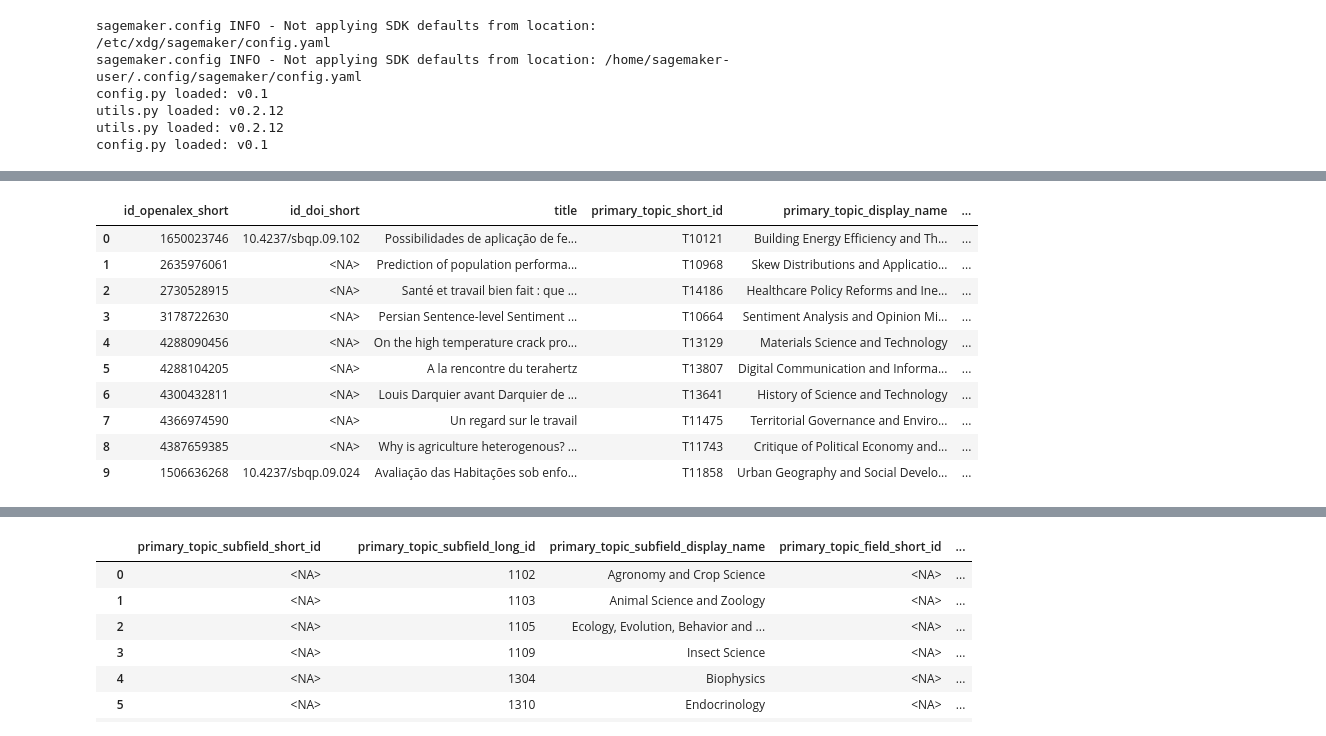
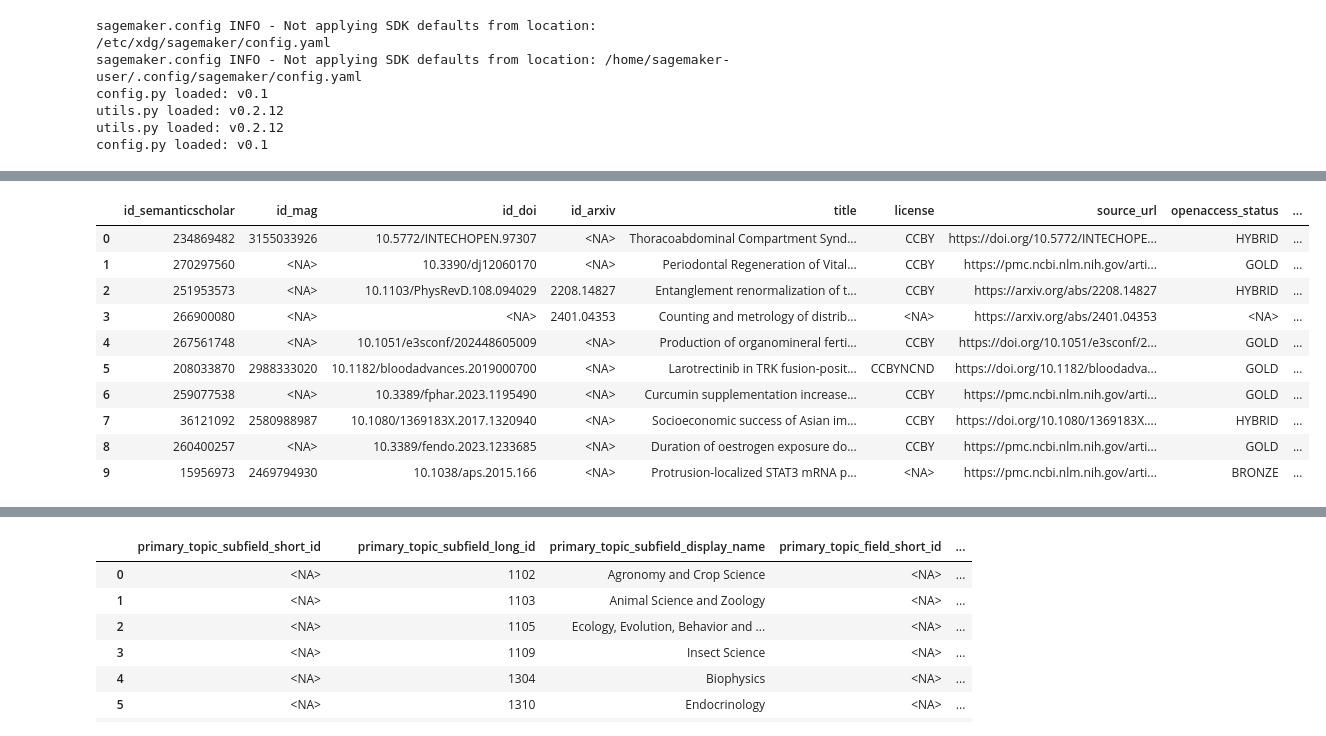
Before and after one commit to ka-steve/sagemaker_research_classification, a Jupyter notebook: src/03_exploration/03_01_explore_semanticscholar_s2orcv2.ipynb, the cells around one changed output, grey strips where cells are left out. Drawn from its saved outputs; the diff is of its cells as text; code cells hidden in the pictures.

```diff
--- a/src/03_exploration/03_01_explore_semanticscholar_s2orcv2.ipynb
+++ b/src/03_exploration/03_01_explore_semanticscholar_s2orcv2.ipynb
@@ -72,39 +72,36 @@ SELECT
 # %%
 wr.athena.read_sql_query("""
 SELECT
-    id_openalex_short,
-    id_doi_short,
+    corpusid AS id_semanticscholar,
+    JSON_EXTRACT_SCALAR(CAST(openaccessinfo AS JSON), '$.externalids.mag') AS id_mag,
+    JSON_EXTRACT_SCALAR(CAST(openaccessinfo AS JSON), '$.externalids.doi') AS id_doi,
+    JSON_EXTRACT_SCALAR(CAST(openaccessinfo AS JSON), '$.externalids.arxiv') AS id_arxiv,
     title,
-    primary_topic_short_id,
-    primary_topic_display_name,
-    primary_topic_subfield_long_id,
-    primary_topic_subfield_short_id,
-    primary_topic_subfield_display_name,
-    primary_topic_field_long_id,
-    primary_topic_field_short_id,
-    primary_topic_field_display_name,
-    primary_topic_domain_long_id,
-    primary_topic_domain_short_id,
-    primary_topic_domain_display_name
+    JSON_EXTRACT_SCALAR(CAST(openaccessinfo AS JSON), '$.license') AS license,
+    JSON_EXTRACT_SCALAR(CAST(openaccessinfo AS JSON), '$.url') AS source_url,
+    JSON_EXTRACT_SCALAR(CAST(openaccessinfo AS JSON), '$.status') AS openaccess_status,
+    JSON_EXTRACT_SCALAR(CAST(body AS JSON), '$.text') AS content_text,
+    JSON_EXTRACT_SCALAR(CAST(body AS JSON), '$.annotations.paragraph') AS annotations_paragraph,
+    JSON_EXTRACT_SCALAR(CAST(body AS JSON), '$.annotations.section_header') AS annotations_section_header
+    --'x' AS "x"
  FROM
-     openalex_works_reduced
+     "01_raw".semanticscholar_s2orc_v2
  WHERE
-     primary_topic_domain_short_id IS NULL AND
-     primary_topic_domain_long_id IS NOT NULL
+     TRUE
  LIMIT 10
  """, '01_raw')
 # %% [output]
-|  | id_openalex_short | id_doi_short | title | primary_topic_short_id | primary_topic_display_name | ... |
-| 0 | 1650023746 | 10.4237/sbqp.09.102 | Possibilidades de aplicação de fe... | T10121 | Building Energy Efficiency and Th... | ... |
-| 1 | 2635976061 | <NA> | Prediction of population performa... | T10968 | Skew Distributions and Applicatio... | ... |
-| 2 | 2730528915 | <NA> | Santé et travail bien fait : que ... | T14186 | Healthcare Policy Reforms and Ine... | ... |
-| 3 | 3178722630 | <NA> | Persian Sentence-level Sentiment ... | T10664 | Sentiment Analysis and Opinion Mi... | ... |
-| 4 | 4288090456 | <NA> | On the high temperature crack pro... | T13129 | Materials Science and Technology | ... |
-| 5 | 4288104205 | <NA> | A la rencontre du terahertz | T13807 | Digital Communication and Informa... | ... |
-| 6 | 4300432811 | <NA> | Louis Darquier avant Darquier de ... | T13641 | History of Science and Technology | ... |
-| 7 | 4366974590 | <NA> | Un regard sur le travail | T11475 | Territorial Governance and Enviro... | ... |
-| 8 | 4387659385 | <NA> | Why is agriculture heterogenous? ... | T11743 | Critique of Political Economy and... | ... |
-| 9 | 1506636268 | 10.4237/sbqp.09.024 | Avaliação das Habitações sob enfo... | T11858 | Urban Geography and Social Develo... | ... |
+|  | id_semanticscholar | id_mag | id_doi | id_arxiv | title | license | source_url | openaccess_status | ... |
+| 0 | 234869482 | 3155033926 | 10.5772/INTECHOPEN.97307 | <NA> | Thoracoabdominal Compartment Synd... | CCBY | https://doi.org/10.5772/INTECHOPE... | HYBRID | ... |
+| 1 | 270297560 | <NA> | 10.3390/dj12060170 | <NA> | Periodontal Regeneration of Vital... | CCBY | https://pmc.ncbi.nlm.nih.gov/arti... | GOLD | ... |
+| 2 | 251953573 | <NA> | 10.1103/PhysRevD.108.094029 | 2208.14827 | Entanglement renormalization of t... | CCBY | https://arxiv.org/abs/2208.14827 | HYBRID | ... |
+| 3 | 266900080 | <NA> | <NA> | 2401.04353 | Counting and metrology of distrib... | <NA> | https://arxiv.org/abs/2401.04353 | <NA> | ... |
+| 4 | 267561748 | <NA> | 10.1051/e3sconf/202448605009 | <NA> | Production of organomineral ferti... | CCBY | https://doi.org/10.1051/e3sconf/2... | GOLD | ... |
+| 5 | 208033870 | 2988333020 | 10.1182/bloodadvances.2019000700 | <NA> | Larotrectinib in TRK fusion-posit... | CCBYNCND | https://doi.org/10.1182/bloodadva... | GOLD | ... |
+| 6 | 259077538 | <NA> | 10.3389/fphar.2023.1195490 | <NA> | Curcumin supplementation increase... | CCBY | https://pmc.ncbi.nlm.nih.gov/arti... | GOLD | ... |
+| 7 | 36121092 | 2580988987 | 10.1080/1369183X.2017.1320940 | <NA> | Socioeconomic success of Asian im... | CCBY | https://doi.org/10.1080/1369183X.... | HYBRID | ... |
+| 8 | 260400257 | <NA> | 10.3389/fendo.2023.1233685 | <NA> | Duration of oestrogen exposure do... | CCBY | https://pmc.ncbi.nlm.nih.gov/arti... | GOLD | ... |
+| 9 | 15956973 | 2469794930 | 10.1038/aps.2015.166 | <NA> | Protrusion-localized STAT3 mRNA p... | <NA> | https://pmc.ncbi.nlm.nih.gov/arti... | BRONZE | ... |
 # %%
 utils.pd_set_options()
 wr.athena.read_sql_query("""
```
Also changed, not shown: parts of 2 cells of this notebook, 1 other file.
